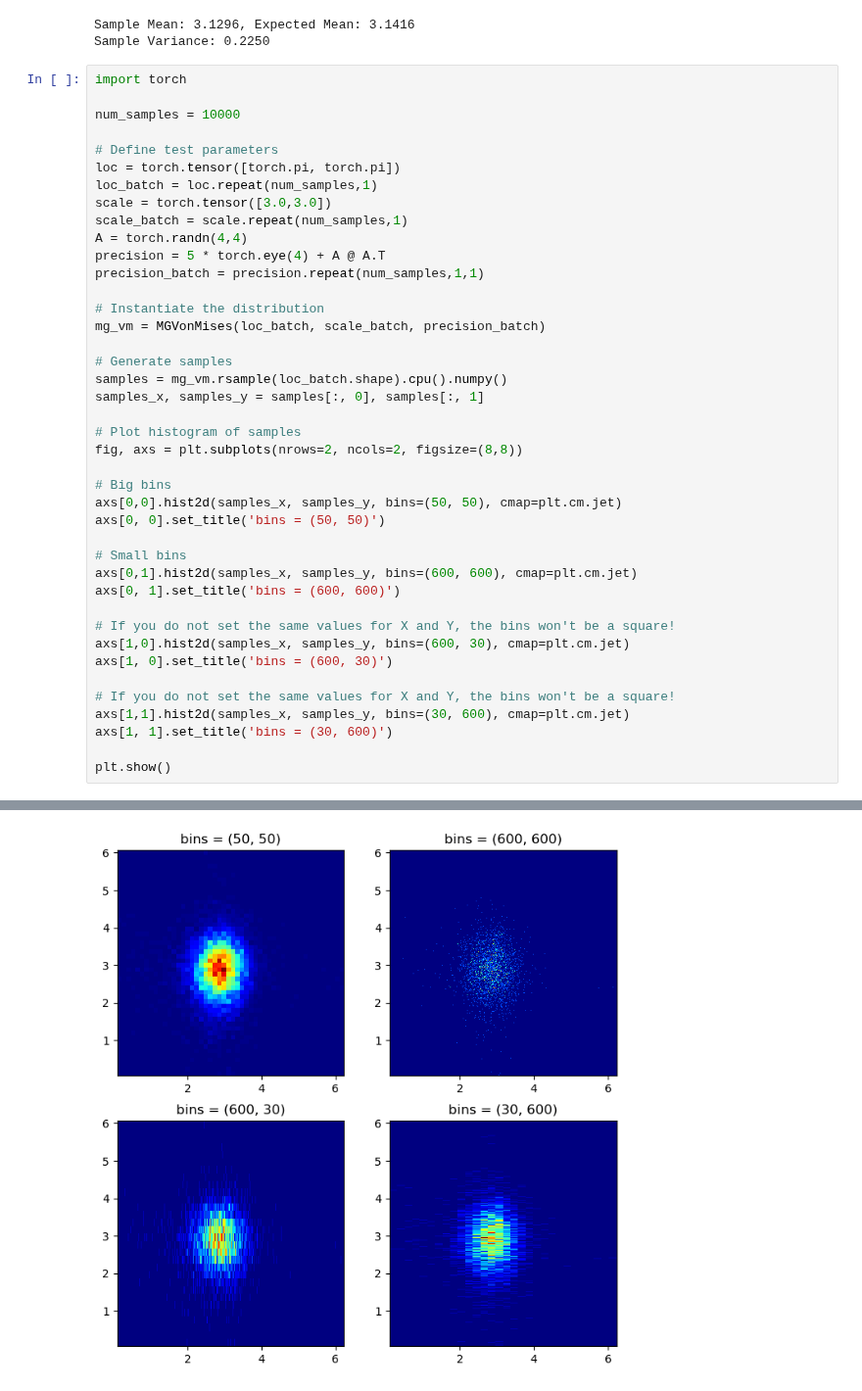
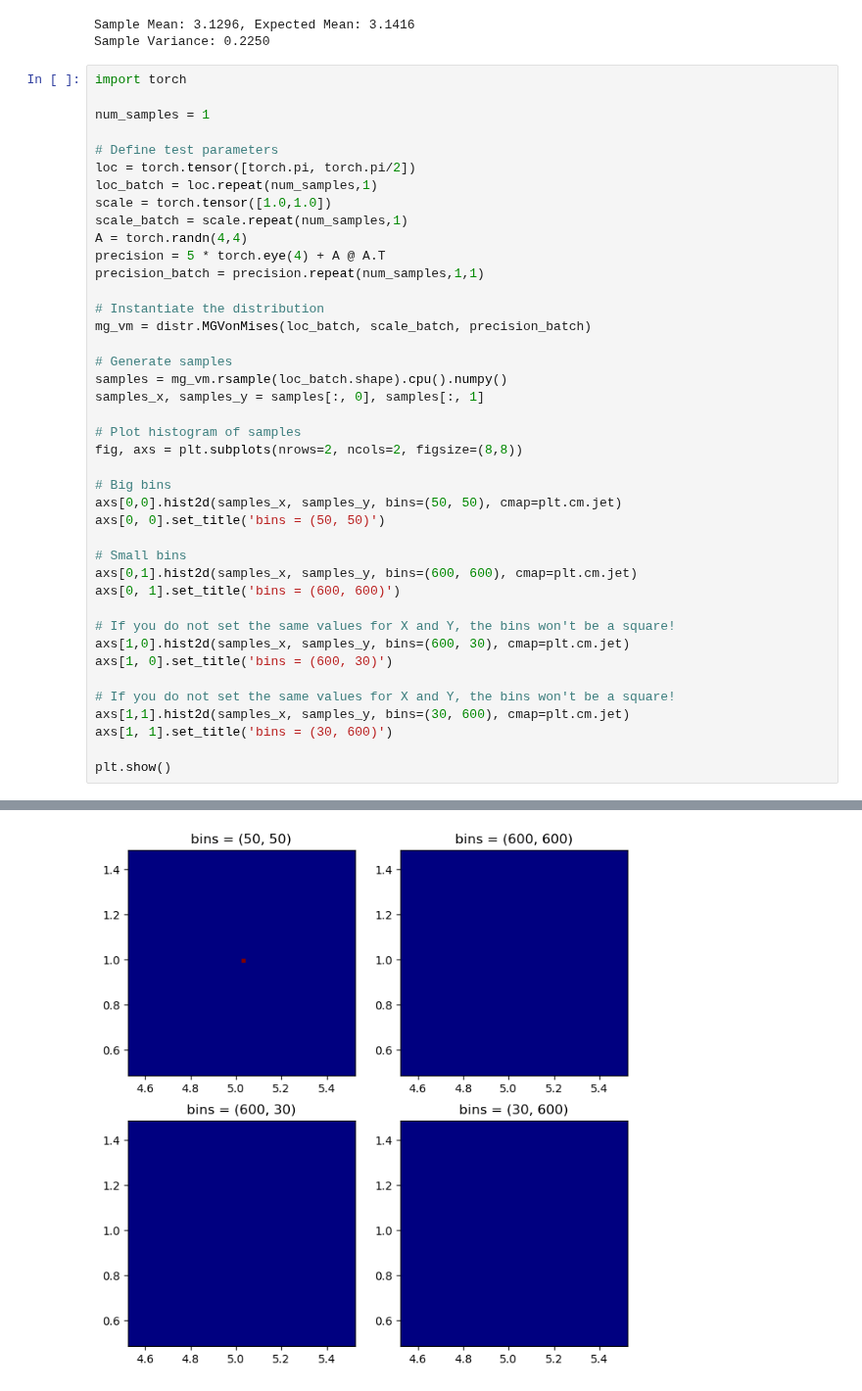
Before and after one commit to graeps/TopoGeoAEs, a Jupyter notebook: experiments/mgvm_toroidal_vae.ipynb, the cells around one changed output, grey strips where cells are left out. Shown at 98% size. Drawn from its saved outputs; the diff is of its cells as text.

```diff
--- a/experiments/mgvm_toroidal_vae.ipynb
+++ b/experiments/mgvm_toroidal_vae.ipynb
@@ -144,19 +94,19 @@ Sample Variance: 0.2250
 # %%
 import torch
 
-num_samples = 10000
+num_samples = 1
 
 # Define test parameters
-loc = torch.tensor([torch.pi, torch.pi])
+loc = torch.tensor([torch.pi, torch.pi/2])
 loc_batch = loc.repeat(num_samples,1)
-scale = torch.tensor([3.0,3.0])
+scale = torch.tensor([1.0,1.0])
 scale_batch = scale.repeat(num_samples,1)
 A = torch.randn(4,4)
 precision = 5 * torch.eye(4) + A @ A.T
 precision_batch = precision.repeat(num_samples,1,1)
 
 # Instantiate the distribution
-mg_vm = MGVonMises(loc_batch, scale_batch, precision_batch)
+mg_vm = distr.MGVonMises(loc_batch, scale_batch, precision_batch)
 
 # Generate samples
 samples = mg_vm.rsample(loc_batch.shape).cpu().numpy()
@@ -186 +153 @@ plt.show()
-[figure, old version]
+[figure, new version]
```
Also changed, not shown: parts of 4 cells of this notebook, 1 other file.
